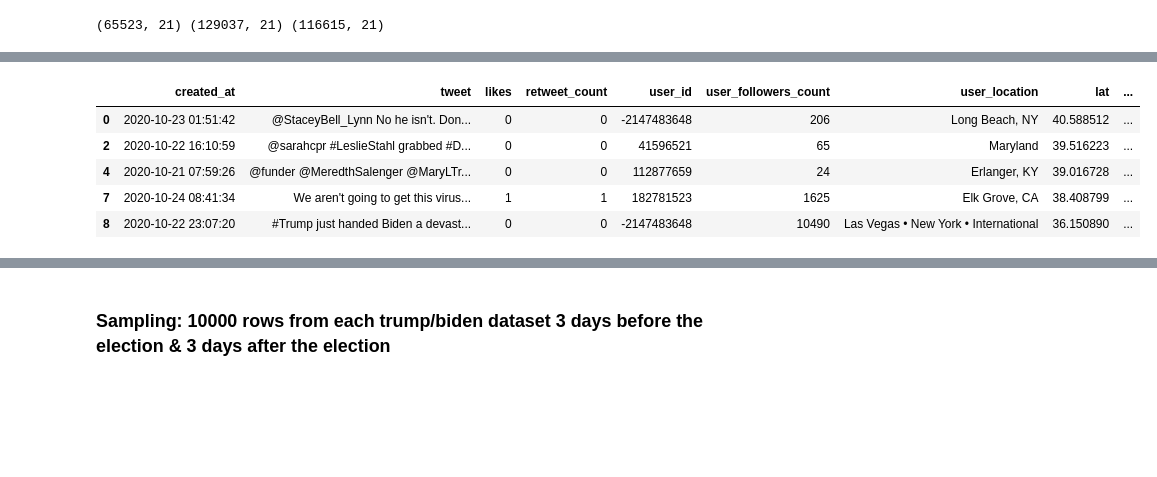
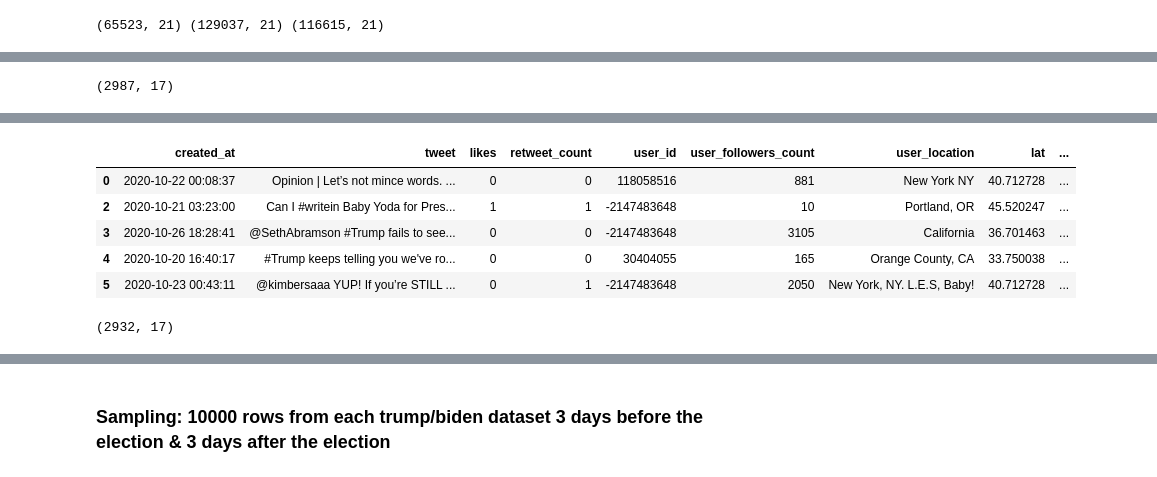
Before and after one commit to cl-xy/us-politics-social-media, a Jupyter notebook: data cleaning.ipynb, the cells around one changed output, grey strips where cells are left out. Saved outputs shown, nothing was run; the diff lists cells and outputs as text; code cells hidden in the pictures; blank space fills up the shorter version.

```diff
--- a/data cleaning.ipynb
+++ b/data cleaning.ipynb
@@ -288,6 +306,10 @@ trump_1.shape
+# %%
+trump_12.shape
+# %% [output]
+(2987, 17)
 # %%
 %%time
-trump_2 = trump_2.sample(n = 10000)
-trump_2 = CleanData(trump_2)
-trump_2.head()
+trump_21 = trump_2.sample(n = 10000, random_state = 1)
+trump_21 = CleanData(trump_21)
+trump_21.head()
 # %% [output]
@@ -295,6 +317,10 @@ Wall time: 3min 42s
 |  | created_at | tweet | likes | retweet_count | user_id | user_followers_count | user_location | lat | ... |
-| 0 | 2020-10-23 01:51:42 | @StaceyBell_Lynn No he isn't. Don... | 0 | 0 | -2147483648 | 206 | Long Beach, NY | 40.588512 | ... |
-| 2 | 2020-10-22 16:10:59 | @sarahcpr #LeslieStahl grabbed #D... | 0 | 0 | 41596521 | 65 | Maryland | 39.516223 | ... |
-| 4 | 2020-10-21 07:59:26 | @funder @MeredthSalenger @MaryLTr... | 0 | 0 | 112877659 | 24 | Erlanger, KY | 39.016728 | ... |
-| 7 | 2020-10-24 08:41:34 | We aren't going to get this virus... | 1 | 1 | 182781523 | 1625 | Elk Grove, CA | 38.408799 | ... |
-| 8 | 2020-10-22 23:07:20 | #Trump just handed Biden a devast... | 0 | 0 | -2147483648 | 10490 | Las Vegas • New York • International | 36.150890 | ... |
+| 0 | 2020-10-22 00:08:37 | Opinion | Let’s not mince words. ... | 0 | 0 | 118058516 | 881 | New York NY | 40.712728 | ... |
+| 2 | 2020-10-21 03:23:00 | Can I #writein Baby Yoda for Pres... | 1 | 1 | -2147483648 | 10 | Portland, OR | 45.520247 | ... |
+| 3 | 2020-10-26 18:28:41 | @SethAbramson #Trump fails to see... | 0 | 0 | -2147483648 | 3105 | California | 36.701463 | ... |
+| 4 | 2020-10-20 16:40:17 | #Trump keeps telling you we've ro... | 0 | 0 | 30404055 | 165 | Orange County, CA | 33.750038 | ... |
+| 5 | 2020-10-23 00:43:11 | @kimbersaaa YUP! If you’re STILL ... | 0 | 1 | -2147483648 | 2050 | New York, NY. L.E.S, Baby! | 40.712728 | ... |
+# %%
+trump_21.shape
+# %% [output]
+(2932, 17)
```
Also changed, not shown: parts of 37 cells of this notebook, 8 other files.
